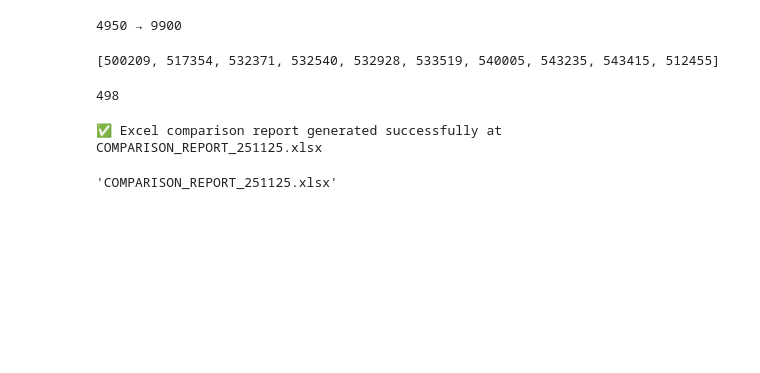
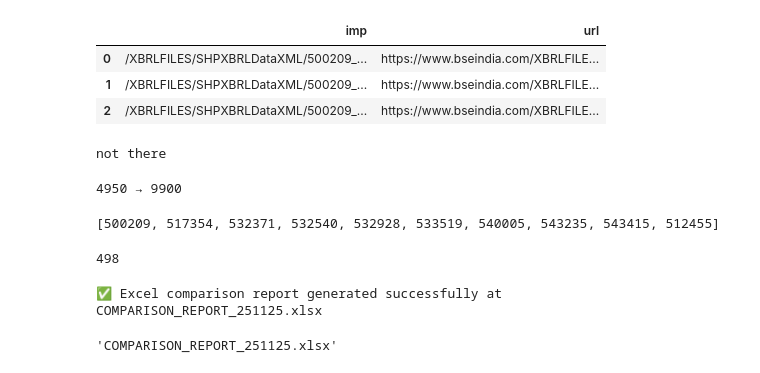
Before and after one commit to C0sCube/selenium-scrape, a Jupyter notebook: notebook.ipynb, the cells around one changed output. Saved outputs shown, nothing was run; the diff lists cells and outputs as text; code cells hidden in the pictures; blank space fills up the shorter version.

```diff
--- a/notebook.ipynb
+++ b/notebook.ipynb
@@ -10,3 +10,28 @@ from selenium.webdriver.support import expected_conditions as EC
 from app.utils import Helper
 
 helper = Helper()
+# %%
+path = "xbrl_500.csv"
+df = pd.read_csv(path)
+# %%
+df.head(3)
+# %% [output]
+|  | imp | url |
+| 0 | /XBRLFILES/SHPXBRLDataXML/500209_... | https://www.bseindia.com/XBRLFILE... |
+| 1 | /XBRLFILES/SHPXBRLDataXML/500209_... | https://www.bseindia.com/XBRLFILE... |
+| 2 | /XBRLFILES/SHPXBRLDataXML/500209_... | https://www.bseindia.com/XBRLFILE... |
+# %%
+code_regex = r".+?/(\d{6})_"
+
+
+
+unique_code = set()
+
+for url in df.imp.to_list():
+    if matches:= re.findall(code_regex,url,re.IGNORECASE):
+        # print(matches[0])
+        unique_code.add(matches[0])
+    else:
+        print("not there")
+# %% [output]
+not there
```
Also changed, not shown: parts of 1 cell of this notebook, 21 other files.
